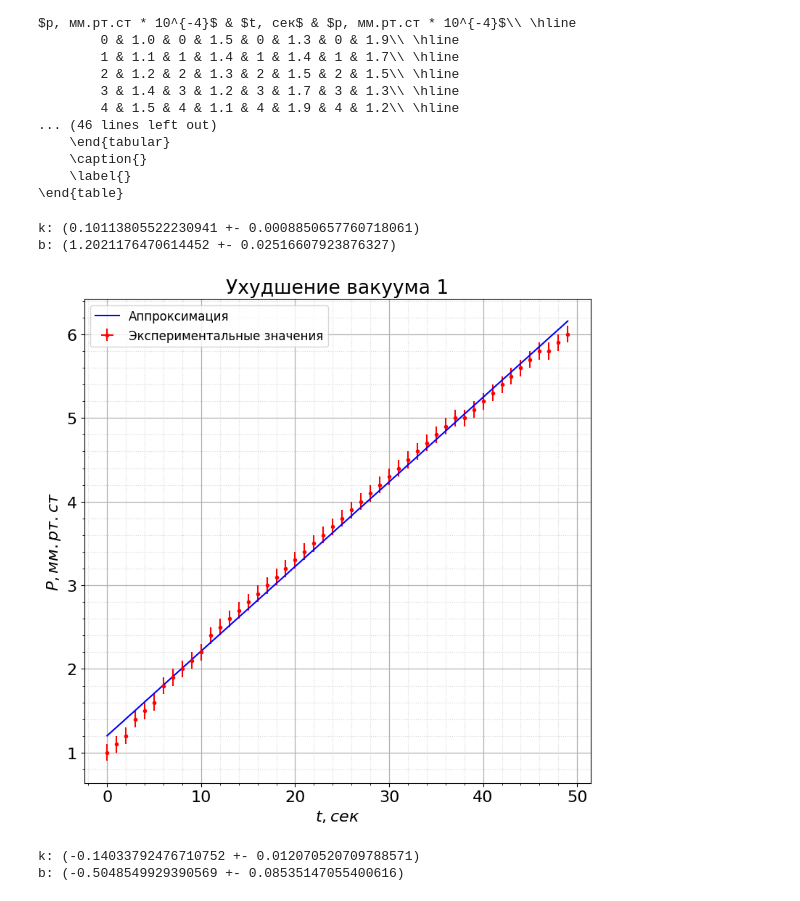
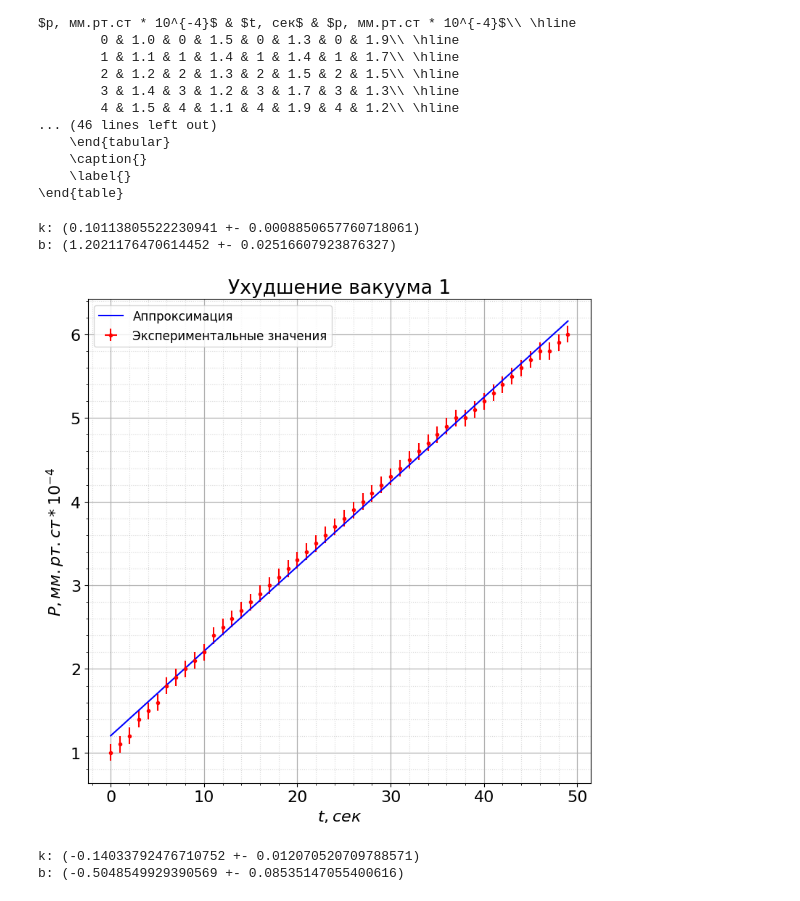
Before and after one commit to victorbaldin56/MIPT_PhysLabs, a Jupyter notebook: 2.3.1/calcs.ipynb, the cells around one changed output. Cells and saved outputs as stored; diff of their text form; code cells hidden in the pictures.

```diff
--- a/2.3.1/calcs.ipynb
+++ b/2.3.1/calcs.ipynb
@@ -129,14 +129,14 @@ texTable(table)
 # %%
 file = "rise1"
 data_table = pd.read_csv("measures/" + file + ".csv").to_numpy()
 x = data_table[:, 0]
 y = data_table[:, 1]
 
-k_r1, b_r1 = make_mnk("graphs/" + file + ".png", r"Ухудшение вакуума 1", "$t, сек$", "$P, мм.рт.ст$", x, y, 0, 0.1)
+k_r1, b_r1 = make_mnk("graphs/" + file + ".png", r"Ухудшение вакуума 1", "$t, сек$", "$P, мм.рт.ст * 10^{-4}$", x, y, 0, 0.1)
 # %% [output]
 k: (0.10113805522230941 +- 0.0008850657760718061)
 b: (1.2021176470614452 +- 0.02516607923876327)
-[figure, old version]
+[figure, new version]
 # %%
 file = "fall1"
 data_table = pd.read_csv("measures/" + file + ".csv").to_numpy()
```
Also changed, not shown: parts of 2 cells of this notebook, 3 other files.
